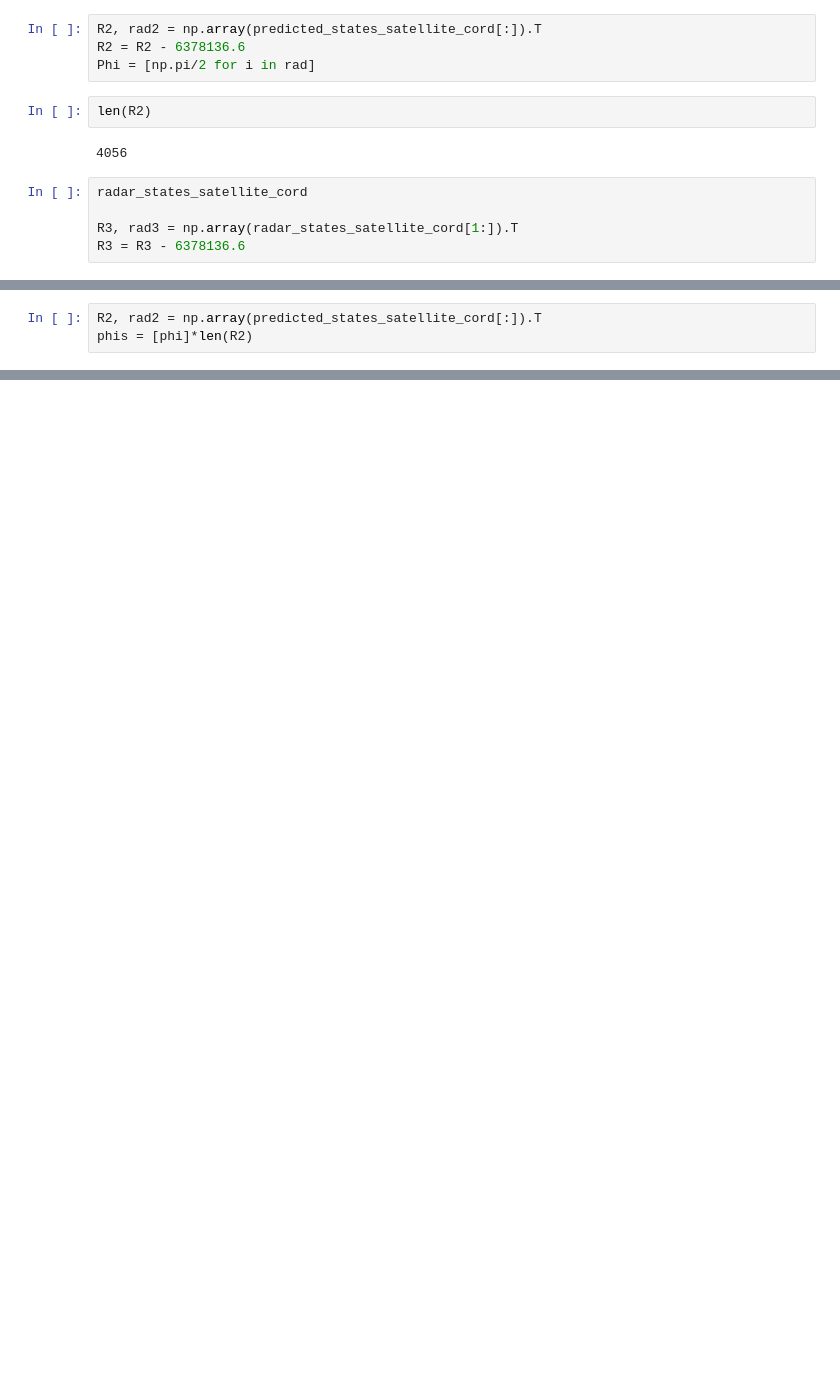
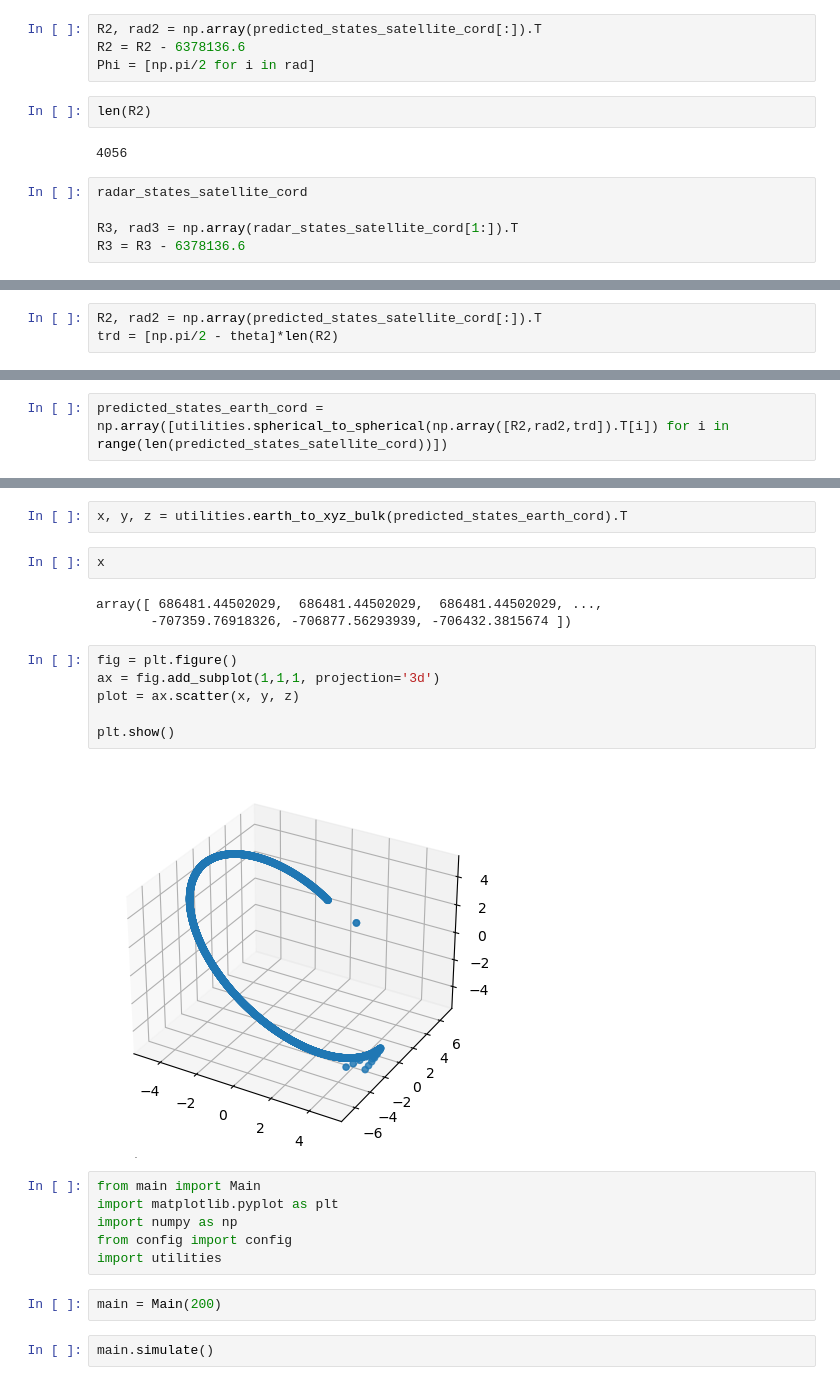
Before and after one commit to Tiangong-PMSC-Group/Satellite-Project, a Jupyter notebook: main_tests.ipynb, the cells around one changed output, grey strips where cells are left out. Drawn from its saved outputs; the diff is of its cells as text; blank space fills up the shorter version.

```diff
--- a/main_tests.ipynb
+++ b/main_tests.ipynb
@@ -213,4 +233,4 @@ plt.show()
 # %%
 R2, rad2 = np.array(predicted_states_satellite_cord[:]).T
-phis = [phi]*len(R2)
+trd = [np.pi/2 - theta]*len(R2)
 # %%
@@ -223,0 +244,2 @@ array([ 6.77815069e+06,  1.57079633e+00, -5.66419756e-01])
+# %%
+predicted_states_earth_cord = np.array([utilities.spherical_to_spherical(np.array([R2,rad2,trd]).T[i]) for i in range(len(predicted_states_satellite_cord))])
@@ -223,0 +256,25 @@ array([ 6.77815069e+06,  1.57079633e+00, -5.66419756e-01])
+# %%
+x, y, z = utilities.earth_to_xyz_bulk(predicted_states_earth_cord).T
+# %%
+x
+# %% [output]
+array([ 686481.44502029,  686481.44502029,  686481.44502029, ...,
+       -707359.76918326, -706877.56293939, -706432.3815674 ])
+# %%
+fig = plt.figure()
+ax = fig.add_subplot(1,1,1, projection='3d')
+plot = ax.scatter(x, y, z)
+
+plt.show()
+# %% [output]
+[figure, added]
+# %%
+from main import Main
+import matplotlib.pyplot as plt
+import numpy as np
+from config import config
+import utilities
+# %%
+main = Main(200)
+# %%
+main.simulate()
```
Also changed, not shown: parts of 15 cells of this notebook, 1 other file.
